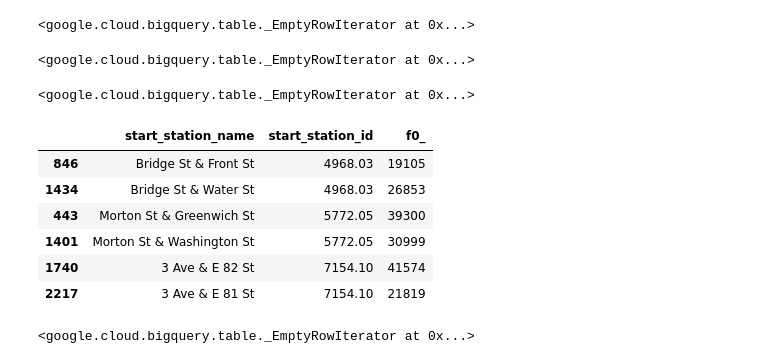
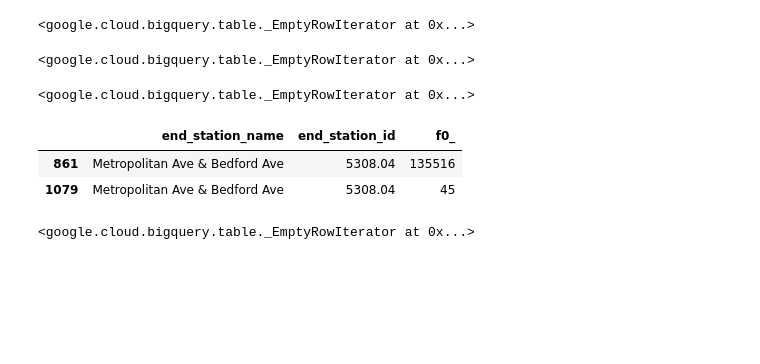
Before and after one commit to olshevskaa/citibike-nyc, a Jupyter notebook: notebooks/citibike.ipynb, the cells around one changed output. Saved outputs shown, nothing was run; the diff lists cells and outputs as text; code cells hidden in the pictures; blank space fills up the shorter version.

```diff
--- a/notebooks/citibike.ipynb
+++ b/notebooks/citibike.ipynb
@@ -393,21 +404,17 @@ job.result()
 <google.cloud.bigquery.table._EmptyRowIterator at 0x...>
 # %%
 query = f"""
-    SELECT start_station_name, start_station_id, COUNT(*)
+    SELECT end_station_name, end_station_id, COUNT(*)
     FROM {cleaned_table_ref}
-    GROUP BY start_station_name, start_station_id
+    GROUP BY end_station_name, end_station_id
 """
 
 df = client.query(query).to_dataframe()
-df[df['start_station_id'].duplicated(keep=False)].sort_values(by='start_station_id')
+df[df['end_station_id'].duplicated(keep=False)].sort_values(by='end_station_id')
 # %% [output]
-|  | start_station_name | start_station_id | f0_ |
-| 846 | Bridge St & Front St | 4968.03 | 19105 |
-| 1434 | Bridge St & Water St | 4968.03 | 26853 |
-| 443 | Morton St & Greenwich St | 5772.05 | 39300 |
-| 1401 | Morton St & Washington St | 5772.05 | 30999 |
-| 1740 | 3 Ave & E 82 St | 7154.10 | 41574 |
-| 2217 | 3 Ave & E 81 St | 7154.10 | 21819 |
+|  | end_station_name | end_station_id | f0_ |
+| 861 | Metropolitan Ave & Bedford Ave | 5308.04 | 135516 |
+| 1079 | Metropolitan Ave & Bedford Ave | 5308.04 | 45 |
 # %%
 convert_names = {
     'Bridge St & Water St': 'Bridge St & Front St',
```
Also changed, not shown: parts of 9 cells of this notebook.
